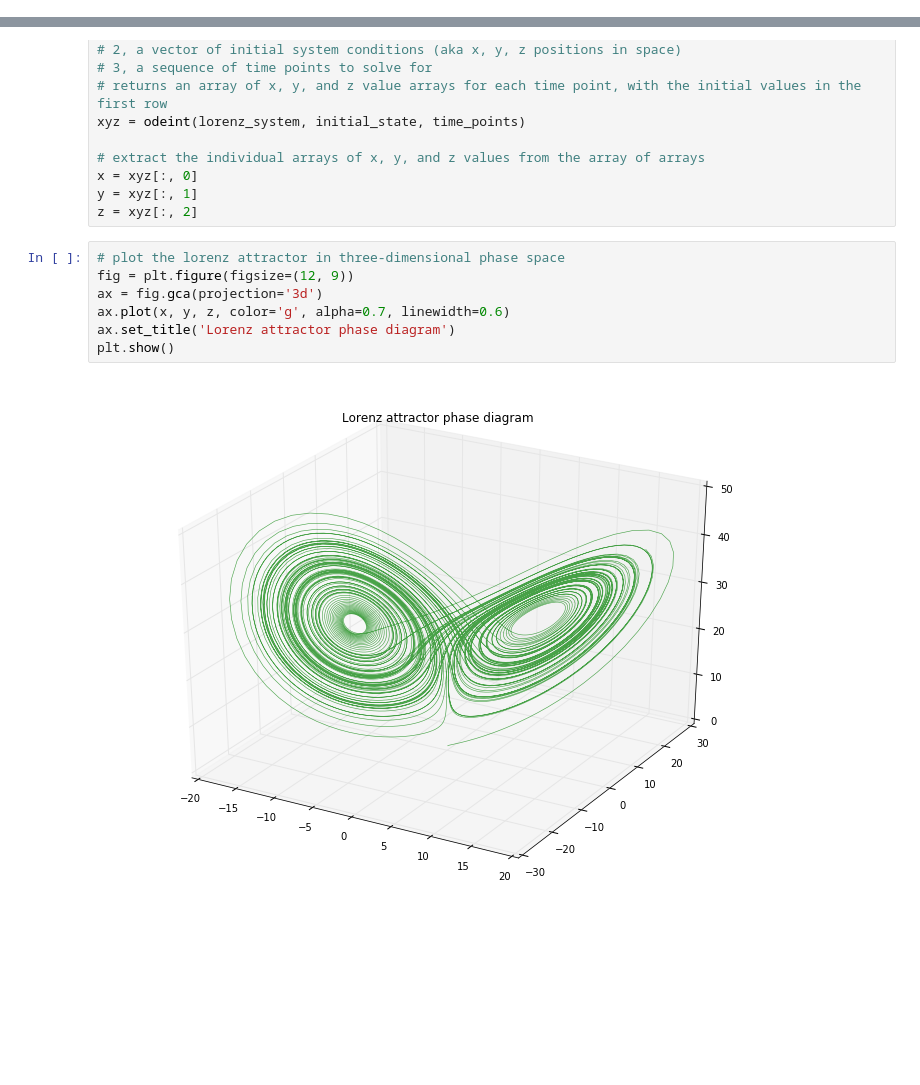
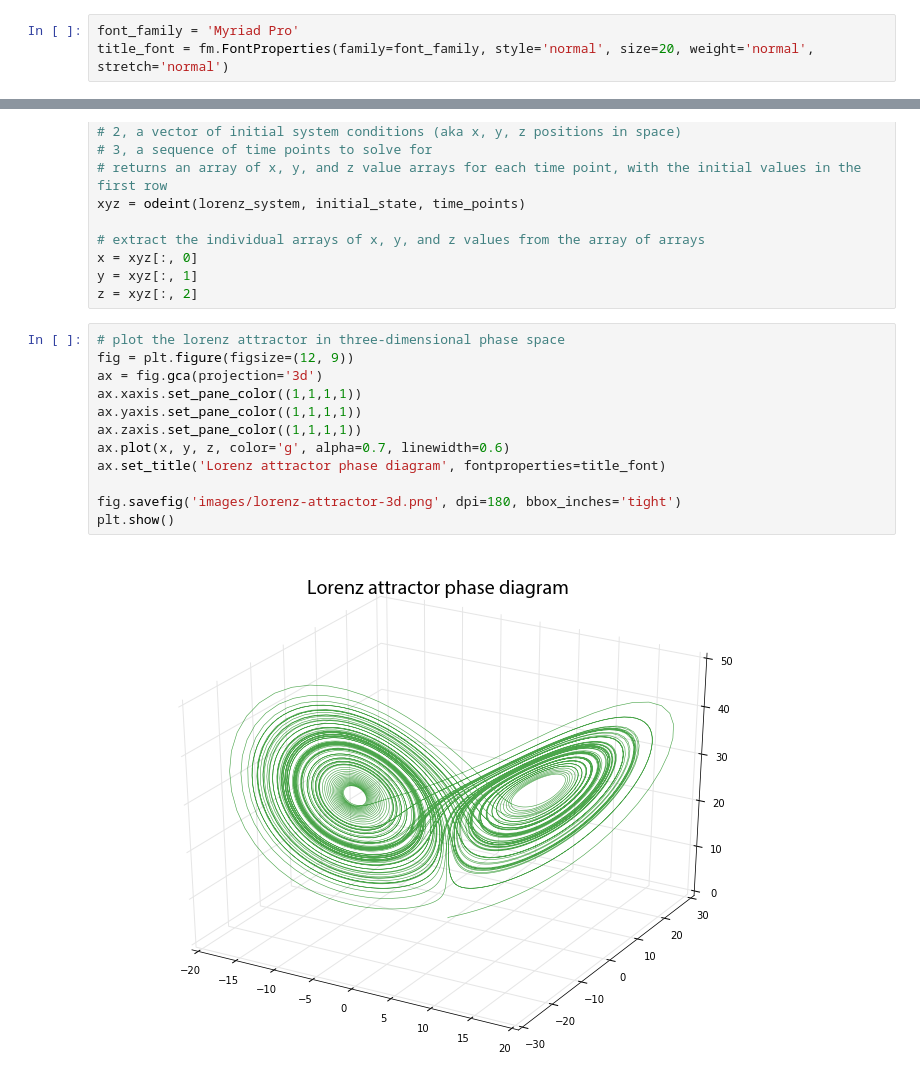
Before and after one commit to gboeing/lorenz-system, a Jupyter notebook: lorenz-system-attractor-visualize.ipynb, the cells around one changed output, grey strips where cells are left out. Saved outputs shown, nothing was run; the diff lists cells and outputs as text; blank space fills up the shorter version.

Commit message:
added image file saving

```diff
--- a/lorenz-system-attractor-visualize.ipynb
+++ b/lorenz-system-attractor-visualize.ipynb
@@ -22,5 +22,8 @@ import numpy as np, matplotlib.pyplot as plt
 from scipy.integrate import odeint
 from mpl_toolkits.mplot3d.axes3d import Axes3D
+# %%
+font_family = 'Myriad Pro'
+title_font = fm.FontProperties(family=font_family, style='normal', size=20, weight='normal', stretch='normal')
 # %%
 # define the initial system state (aka x, y, z positions in space)
 initial_state = [0.1, 0, 0]
@@ -65,12 +68,17 @@ z = xyz[:, 2]
 # %%
 # plot the lorenz attractor in three-dimensional phase space
 fig = plt.figure(figsize=(12, 9))
 ax = fig.gca(projection='3d')
+ax.xaxis.set_pane_color((1,1,1,1))
+ax.yaxis.set_pane_color((1,1,1,1))
+ax.zaxis.set_pane_color((1,1,1,1))
 ax.plot(x, y, z, color='g', alpha=0.7, linewidth=0.6)
-ax.set_title('Lorenz attractor phase diagram')
+ax.set_title('Lorenz attractor phase diagram', fontproperties=title_font)
+
+fig.savefig('images/lorenz-attractor-3d.png', dpi=180, bbox_inches='tight')
 plt.show()
 # %% [output]
-[figure, old version]
+[figure, new version]
 # %%
 # now plot two-dimensional cuts of the three-dimensional phase space
 fig, ax = plt.subplots(1, 3, sharex=False, sharey=False, figsize=(17, 6))
```
Also changed, not shown: parts of 2 cells of this notebook, 4 other files.
